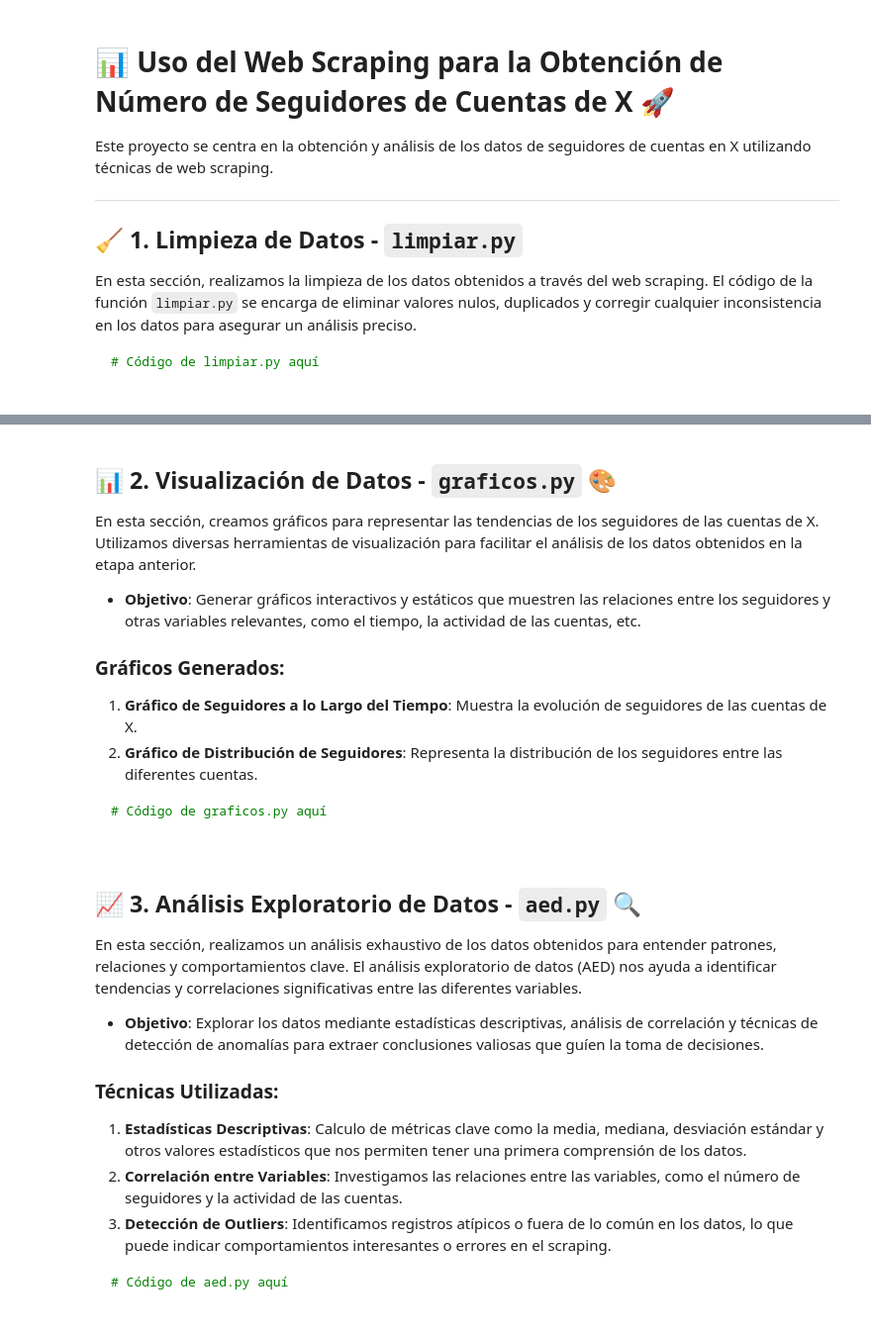
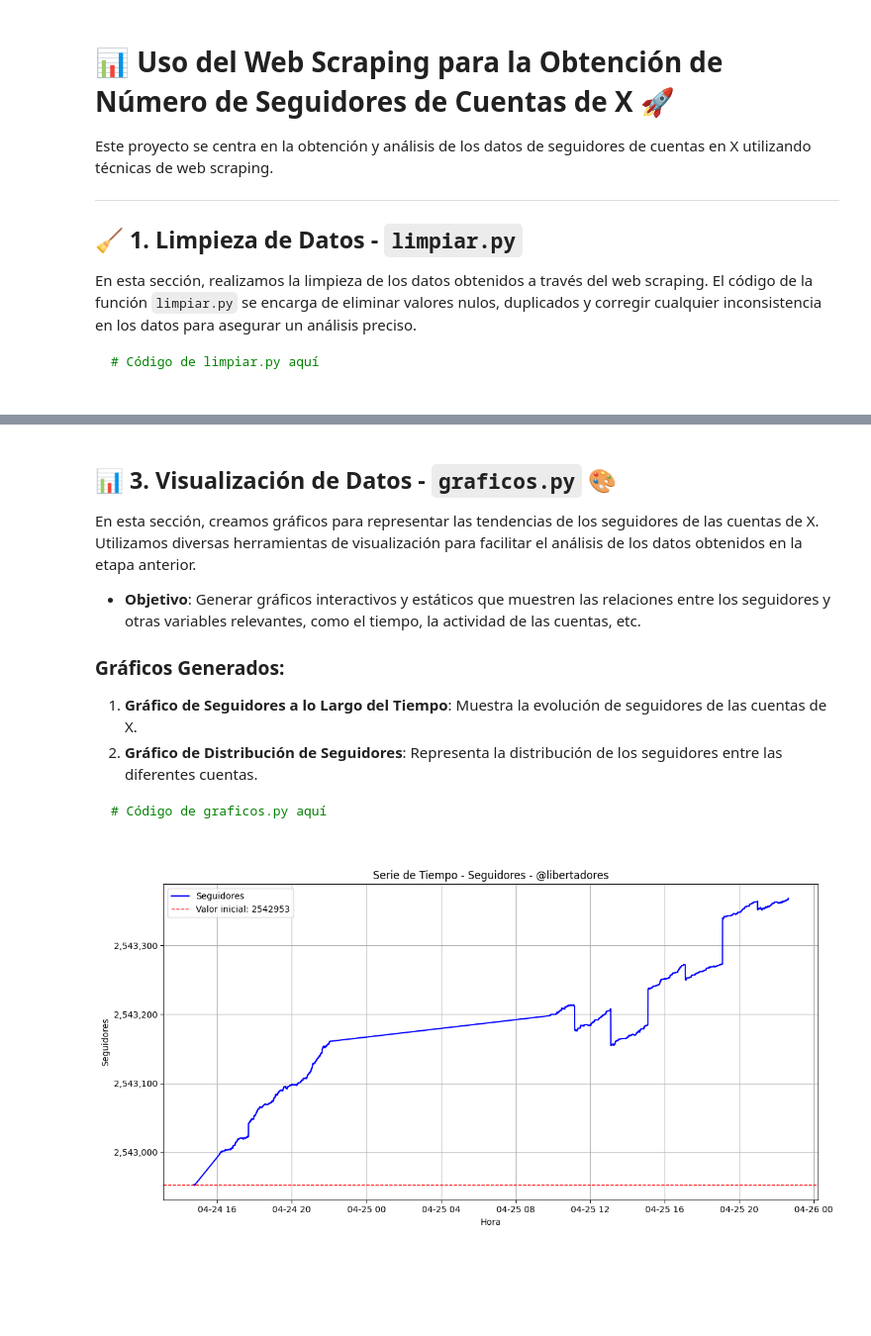
Before and after one commit to Seteley/AnaliticaDeDatos251, a Jupyter notebook: PC1.ipynb, the cells around one changed output, grey strips where cells are left out. Shown: that part at 99% size. Saved outputs shown, nothing was run; the diff lists cells and outputs as text; code cells hidden in the pictures; blank space fills up the shorter version.

````diff
--- a/PC1.ipynb
+++ b/PC1.ipynb
@@ -14,5 +199,5 @@ En esta sección, realizamos la limpieza de los datos obtenidos a través del we
 # %% [markdown]
-## 📊 **2. Visualización de Datos - `graficos.py`** 🎨
+## 📊 **3. Visualización de Datos - `graficos.py`** 🎨
 
 En esta sección, creamos gráficos para representar las tendencias de los seguidores de las cuentas de X. Utilizamos diversas herramientas de visualización para facilitar el análisis de los datos obtenidos en la etapa anterior.
 
@@ -24,17 +209,44 @@ En esta sección, creamos gráficos para representar las tendencias de los segui
 
 ```python
 # Código de graficos.py aquí
-# %% [markdown]
-## 📈 **3. Análisis Exploratorio de Datos - `aed.py`** 🔍
-
-En esta sección, realizamos un análisis exhaustivo de los datos obtenidos para entender patrones, relaciones y comportamientos clave. El análisis exploratorio de datos (AED) nos ayuda a identificar tendencias y correlaciones significativas entre las diferentes variables.
-
-- **Objetivo**: Explorar los datos mediante estadísticas descriptivas, análisis de correlación y técnicas de detección de anomalías para extraer conclusiones valiosas que guíen la toma de decisiones.
-
-### Técnicas Utilizadas:
-1. **Estadísticas Descriptivas**: Calculo de métricas clave como la media, mediana, desviación estándar y otros valores estadísticos que nos permiten tener una primera comprensión de los datos.
-2. **Correlación entre Variables**: Investigamos las relaciones entre las variables, como el número de seguidores y la actividad de las cuentas.
-3. **Detección de Outliers**: Identificamos registros atípicos o fuera de lo común en los datos, lo que puede indicar comportamientos interesantes o errores en el scraping.
-
-```python
-# Código de aed.py aquí
+# %%
+from matplotlib import pyplot as plt
+
+def graficar_serie_seguidores(hora_inicio, hora_fin, nombre_csv):
+    # Leer y preparar los datos
+    df = pd.read_csv(nombre_csv)
+    df['Hora'] = pd.to_datetime(df['Hora'])
+    df = df.sort_values('Hora')
+
+    # Filtrar por el rango de tiempo
+    mask = (df['Hora'] >= pd.to_datetime(hora_inicio)) & (df['Hora'] <= pd.to_datetime(hora_fin))
+    df_filtrado = df.loc[mask]
+
+    if df_filtrado.empty:
+        print("⚠️ No hay datos en el rango de tiempo especificado.")
+        return
+
+    # Definir valor inicial de los seguidores
+    seguidores_iniciales = df_filtrado.iloc[0]['Seguidores']
+
+    # Preparar gráfico
+    usuario = df_filtrado['Usuario'].iloc[0]
+
+    fig, ax = plt.subplots(figsize=(12, 6))
+    ax.plot(df_filtrado['Hora'], df_filtrado['Seguidores'], color='blue', label='Seguidores')
+    ax.axhline(seguidores_iniciales, color='red', linestyle='--', linewidth=1, label=f'Valor inicial: {seguidores_iniciales}')
+    ax.set_ylabel('Seguidores')
+    ax.set_xlabel('Hora')
+    ax.set_title(f'Serie de Tiempo - Seguidores - {usuario}')
+    ax.grid(True)
+    ax.legend()
+
+    # Asegurarse de que los valores del eje Y se muestran correctamente
+    ax.yaxis.set_major_formatter(plt.FuncFormatter(lambda x, loc: "{:,}".format(int(x))))
+
+    plt.tight_layout()
+    plt.show()
+# %%
+graficar_serie_seguidores("2025-04-24 14:43:04", "2025-04-25 22:38:09", "seguidores_Libertadores_limpio.csv")
+# %% [output]
+[figure, added]
````
Also changed, not shown: parts of 7 cells of this notebook, 2 other files.
